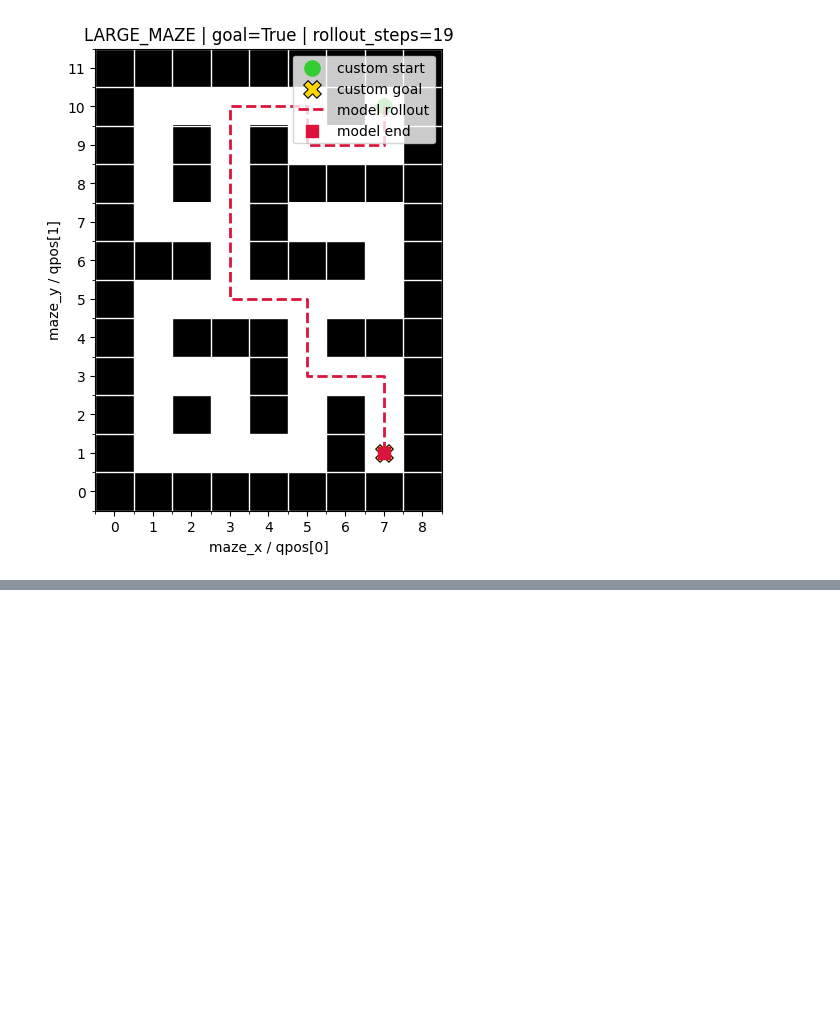
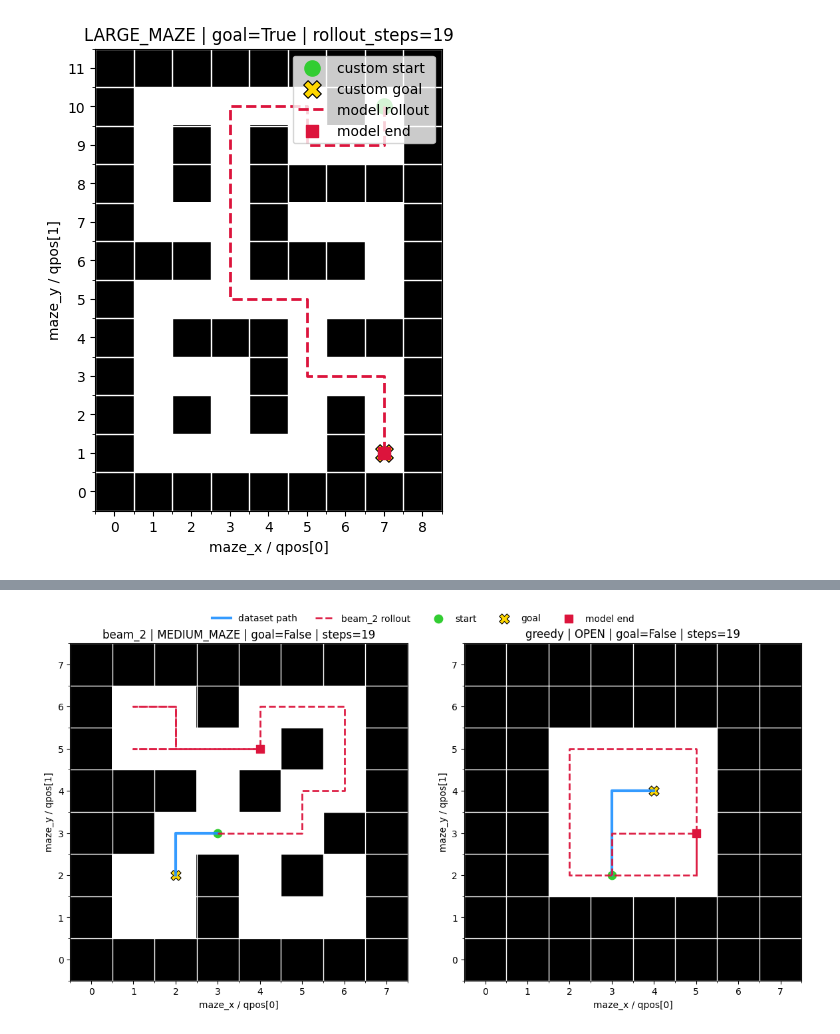
Before and after one commit to diankruger/4th-year-project, a Jupyter notebook: maze2d_discrete_8x8_gallery.ipynb, the cells around one changed output, grey strips where cells are left out. Drawn from its saved outputs; the diff is of its cells as text; code cells hidden in the pictures; blank space fills up the shorter version.

```diff
--- a/maze2d_discrete_8x8_gallery.ipynb
+++ b/maze2d_discrete_8x8_gallery.ipynb
@@ -1232,0 +1439,72 @@ plt.show()
+# %%
+failing_strategies = benchmark_summary.loc[benchmark_summary["completion_rate"] < 1.0, "strategy"].tolist()
+
+if not failing_strategies:
+    print("All decoding strategies reached completion rate 1.0 on this benchmark.")
+else:
+    num_examples = len(failing_strategies)
+    fig, axes = plt.subplots(1, num_examples, figsize=(6 * num_examples, 6))
+    if num_examples == 1:
+        axes = [axes]
+
+    failure_rows = []
+    for ax, strategy in zip(axes, failing_strategies):
+        failed_row = benchmark_results[(benchmark_results["strategy"] == strategy) & (~benchmark_results["goal_reached"])].iloc[0]
+        maze_name = str(failed_row["maze_name"])
+        maze_index = int(multi_maze_name_to_index[maze_name])
+        maze = np.asarray(multi_maze_dataset["mazes"][maze_index], dtype=np.int8)
+        grid_shape = tuple(int(v) for v in np.asarray(multi_maze_dataset["grid_shapes"][maze_index], dtype=np.int32))
+        start_cell = np.array([int(failed_row["start_x"]), int(failed_row["start_y"])], dtype=np.int16)
+        goal_cell = np.array([int(failed_row["goal_x"]), int(failed_row["goal_y"])], dtype=np.int16)
+
+        pred_path = decode_query(maze_index, start_cell, goal_cell, strategy=strategy)
+
+        dataset_match = (
+            (all_maze_indices == maze_index)
+            & np.all(all_starts == start_cell[None, :], axis=1)
+            & np.all(all_goals == goal_cell[None, :], axis=1)
+        )
+        if np.any(dataset_match):
+            dataset_idx = int(np.flatnonzero(dataset_match)[0])
+            true_path = np.asarray(multi_maze_dataset["paths_xy"][dataset_idx], dtype=np.int16)
+        else:
+            true_path = None
+
+        overlay = np.ones((maze.shape[1], maze.shape[0], 3), dtype=np.float32)
+        overlay[maze.T == 1] = np.array([0.0, 0.0, 0.0], dtype=np.float32)
+        ax.imshow(overlay, origin="lower", extent=(-0.5, maze.shape[0] - 0.5, -0.5, maze.shape[1] - 0.5))
+
+        if true_path is not None:
+            ax.plot(true_path[:, 0], true_path[:, 1], color="dodgerblue", linewidth=3.0, alpha=0.9, label="dataset path")
+        ax.plot(pred_path[:, 0], pred_path[:, 1], color="crimson", linewidth=2.0, linestyle="--", alpha=0.95, label=f"{strategy} rollout")
+        ax.scatter(start_cell[0], start_cell[1], c="limegreen", s=80, label="start")
+        ax.scatter(goal_cell[0], goal_cell[1], c="gold", s=120, marker="X", edgecolors="black", linewidths=0.8, label="goal")
+        ax.scatter(pred_path[-1, 0], pred_path[-1, 1], c="crimson", s=70, marker="s", label="model end")
+
+        ax.set_title(f"{strategy} | {maze_name} | goal=False | steps={int(max(len(pred_path) - 1, 0))}")
+        ax.set_xlabel("maze_x / qpos[0]")
+        ax.set_ylabel("maze_y / qpos[1]")
+        ax.set_xticks(np.arange(grid_shape[0]))
+        ax.set_yticks(np.arange(grid_shape[1]))
+        ax.set_xticks(np.arange(-0.5, grid_shape[0], 1), minor=True)
+        ax.set_yticks(np.arange(-0.5, grid_shape[1], 1), minor=True)
+        ax.grid(which="minor", color="white", linewidth=1.0)
+
+        failure_rows.append({
+            "strategy": strategy,
+            "maze_name": maze_name,
+            "episode_id": int(failed_row["episode_id"]),
+            "start_cell": start_cell.tolist(),
+            "goal_cell": goal_cell.tolist(),
+            "final_cell": pred_path[-1].tolist(),
+            "steps_until_stop": int(max(len(pred_path) - 1, 0)),
+        })
+
+    handles, labels = axes[0].get_legend_handles_labels()
+    fig.legend(handles, labels, loc="upper center", ncol=5, frameon=False)
+    plt.tight_layout(rect=(0, 0, 1, 0.94))
+    plt.show()
+
+    pd.DataFrame(failure_rows)
+# %% [output]
+[figure, added]
```
Also changed, not shown: parts of 18 cells of this notebook, 53 other files.
